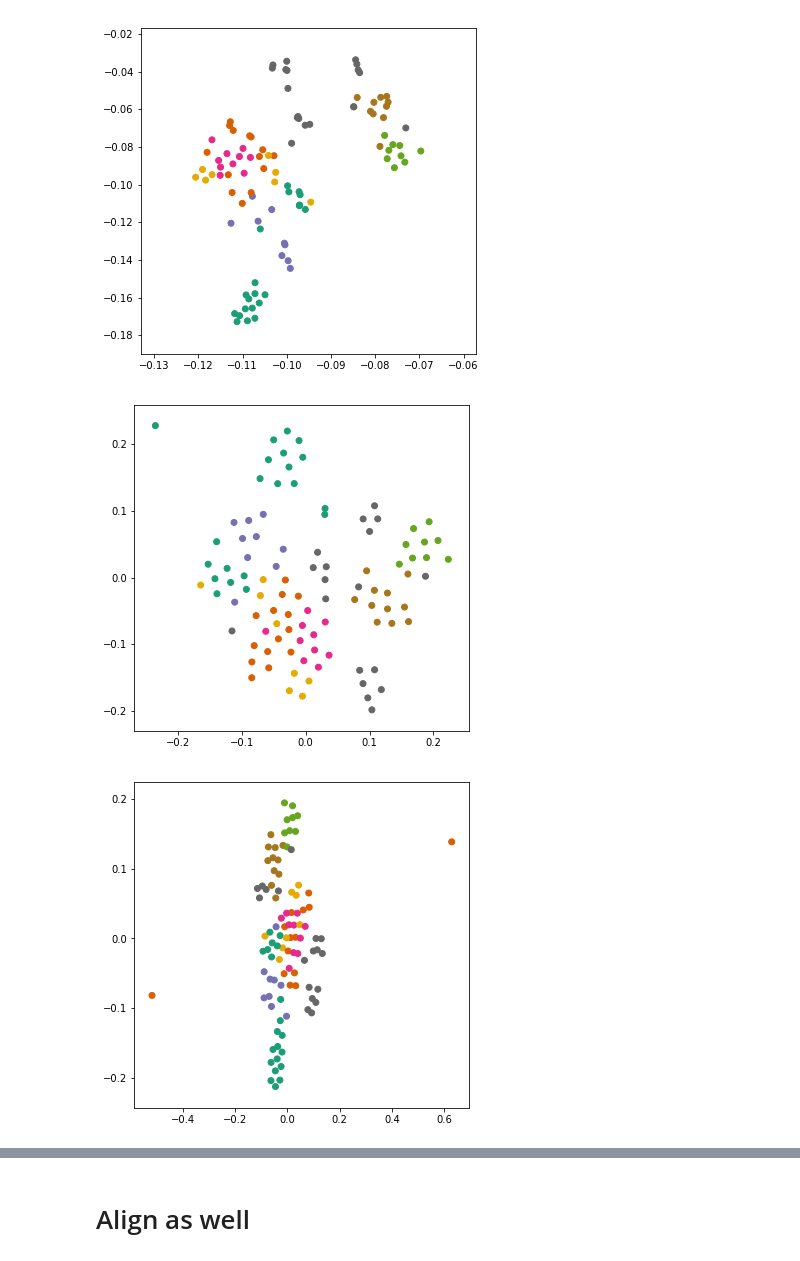
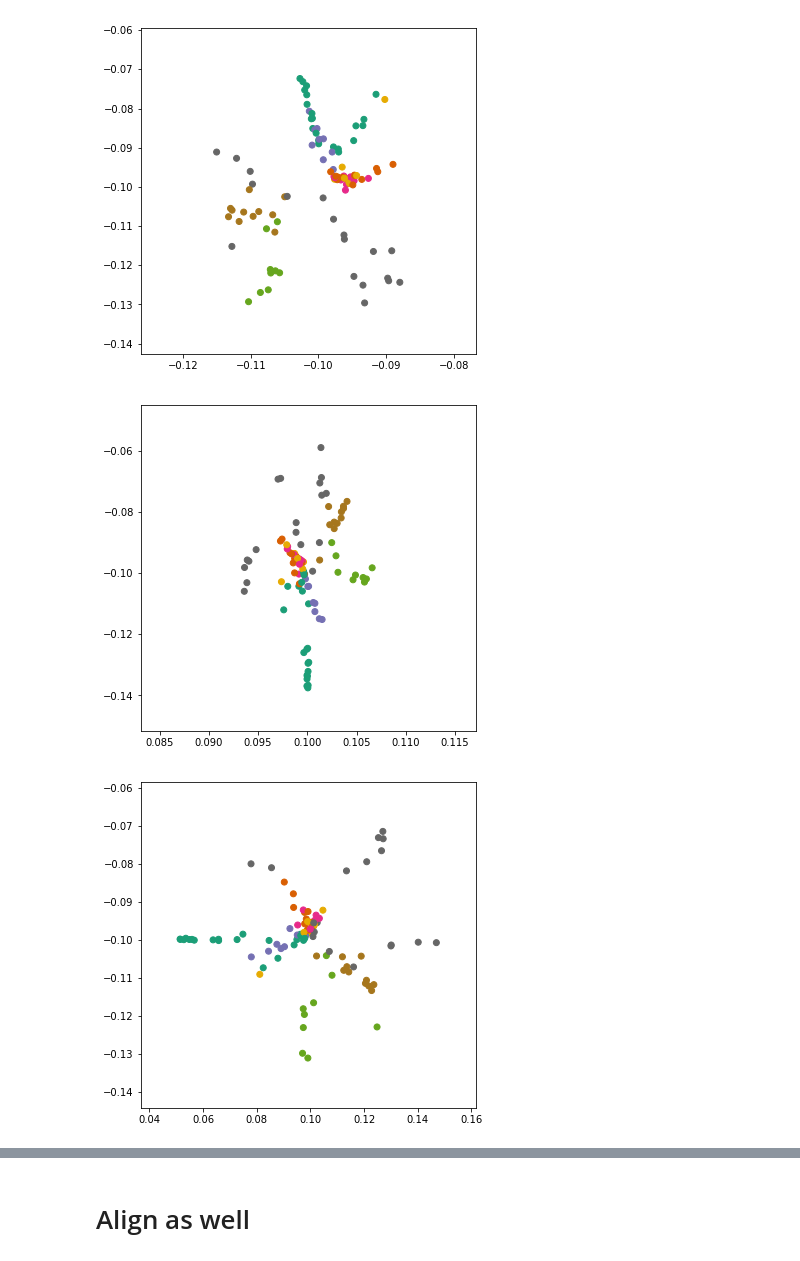
Before and after one commit to CornellDataScience/insights-vizNNs, a Jupyter notebook: MNIST_clothes/TNSE_fashion.ipynb, the cells around one changed output, grey strips where cells are left out. Drawn from its saved outputs; the diff is of its cells as text; code cells hidden in the pictures.

```diff
--- a/MNIST_clothes/TNSE_fashion.ipynb
+++ b/MNIST_clothes/TNSE_fashion.ipynb
@@ -50,11 +49,11 @@ weights_e4 = np.load("layer1_epoch_4.npy")
 # %%
-tsne = TSNE(perplexity=30, n_components=2, init='random', n_iter=5000)
+tsne = TSNE(perplexity=90, n_components=2, init='random', n_iter=5000)
 lowD_1 = tsne.fit_transform(weights_e0[:100])
 #plot_with_labels(lowD_1, test_labels[:100])
 lowD_1= normalize(lowD_1, axis=0)
 plot_color(lowD_1, test_labels[:100])
 # %% [output]
-[figure, old version]
+[figure, new version]
 # %%
 tsne.set_params(init=lowD_1)
 lowD_2 = tsne.fit_transform(weights_e1[:100])
@@ -62,14 +61,14 @@ lowD_2 = normalize(lowD_2, axis=0)
 #plot_with_labels(lowD_2, test_labels[:100])
 plot_color(lowD_2, test_labels[:100])
 # %% [output]
-[figure, old version]
+[figure, new version]
 # %%
 lowD_3 = tsne.fit_transform(weights_e2[:100])
 lowD_3 = normalize(lowD_3, axis=0)
 #plot_with_labels(lowD_3, test_labels[:100])
 plot_color(lowD_3, test_labels[:100])
 # %% [output]
-[figure, old version]
+[figure, new version]
 # %%
 lowD_4 = tsne.fit_transform(weights_e3[:100])
 lowD_4 = normalize(lowD_4, axis=0)
```
Also changed, not shown: parts of 10 cells of this notebook, 38 other files.
